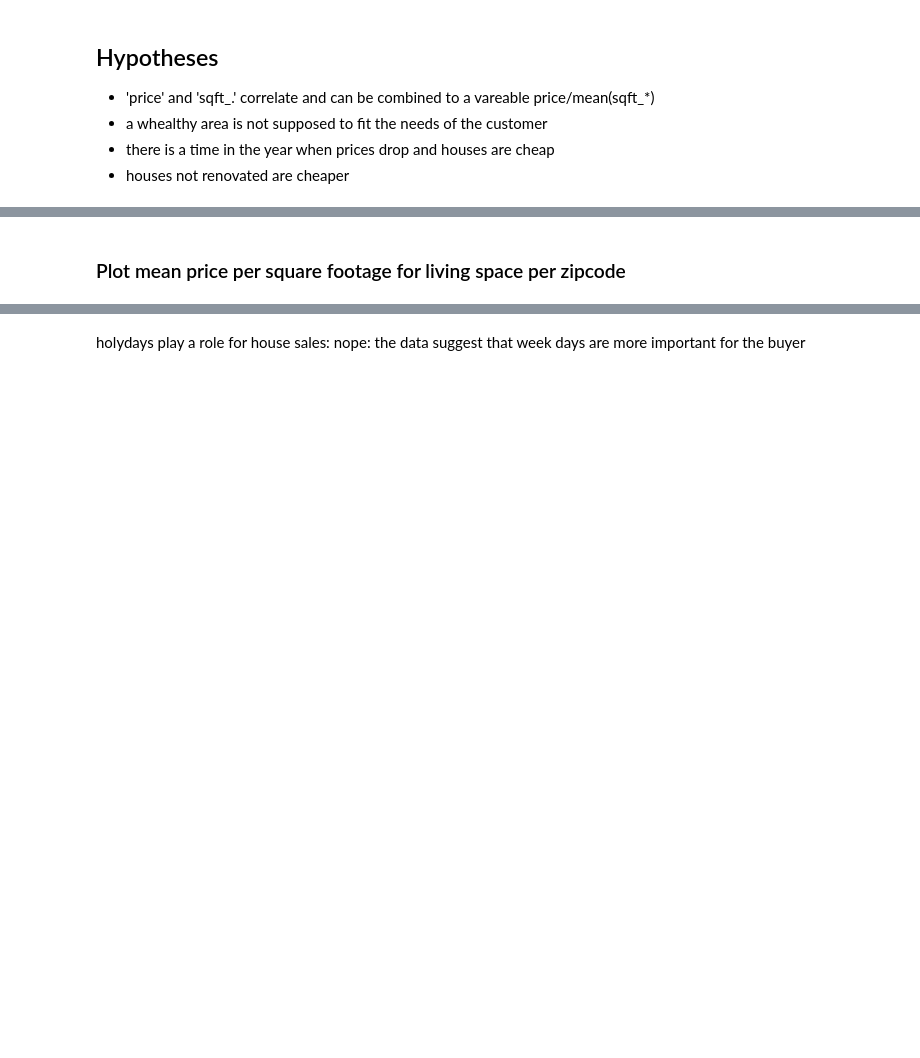
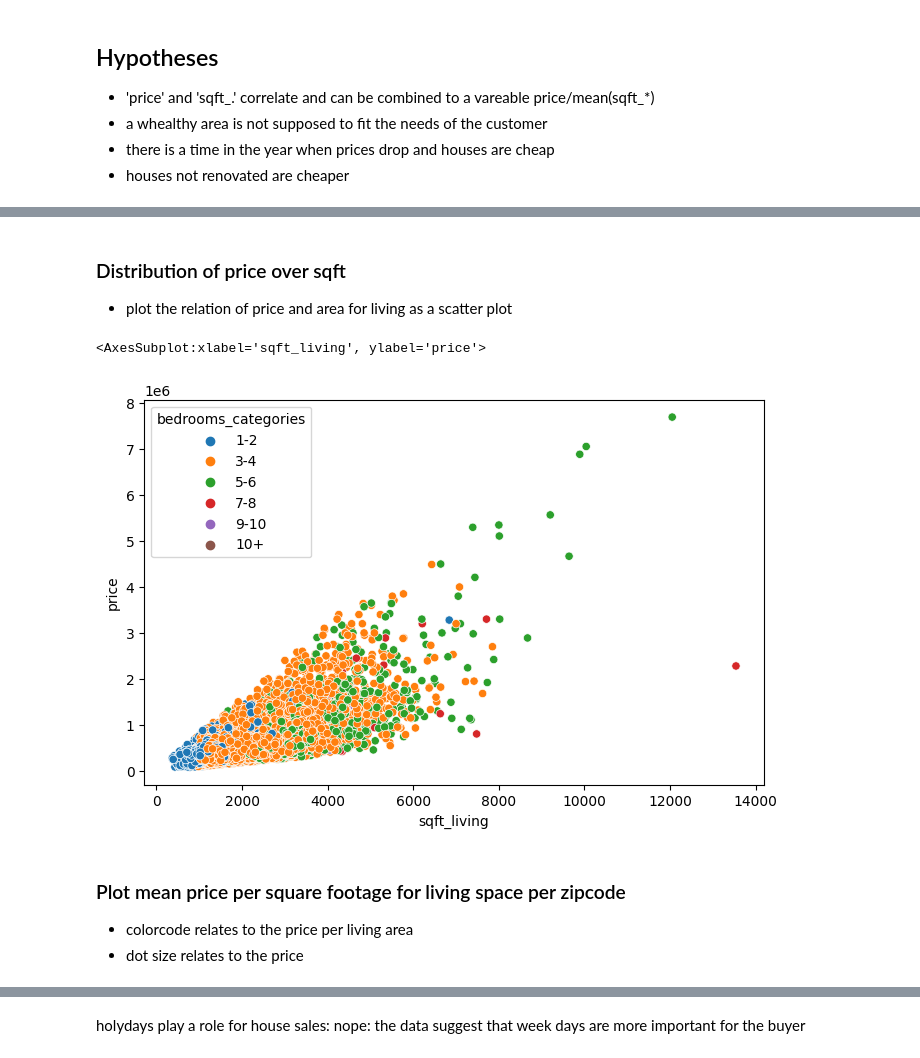
Before and after one commit to tomduese/ds-eda-project, a Jupyter notebook: EDA.ipynb, the cells around one changed output, grey strips where cells are left out. Drawn from its saved outputs; the diff is of its cells as text; code cells hidden in the pictures; blank space fills up the shorter version.

```diff
--- a/EDA.ipynb
+++ b/EDA.ipynb
@@ -89,0 +96,5 @@ dtype: int64
+# %%
+df.year_renovated.fillna(0, inplace=True)
+df.waterfront.fillna(0, inplace=True)
+df.sqft_basement.fillna(0, inplace=True)
+df.view.fillna(0, inplace=True)
@@ -325,5 +240,15 @@ ax = sns.heatmap(corr, linewidths=0.5, annot=True, cmap="coolwarm")
+# %% [markdown]
+### Distribution of price over sqft
+- plot the relation of price and area for living as a scatter plot
+# %%
+sns.scatterplot(data=df, x="sqft_living", y="price", hue="bedrooms_categories")
+# %% [output]
+<AxesSubplot:xlabel='sqft_living', ylabel='price'>
+[figure, added]
 # %% [markdown]
 ### Plot mean price per square footage for living space per zipcode
+- colorcode relates to the price per living area
+- dot size relates to the price
 # %%
 df_zipcodes = (
     df.groupby("zipcode")["lat", "lon", "price_per_sqft_living", "price"]
```
Also changed, not shown: parts of 65 cells of this notebook, 1 other file.
